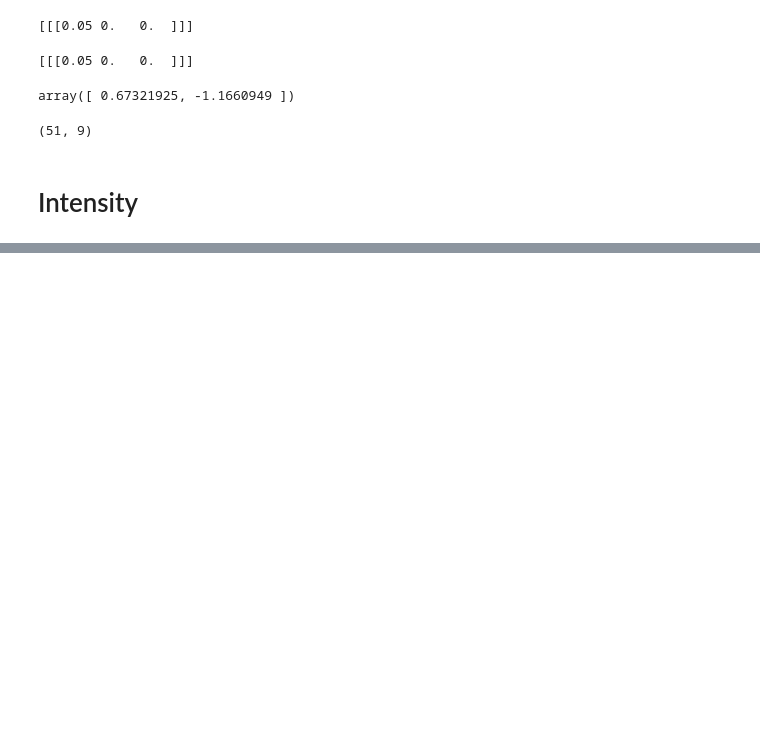
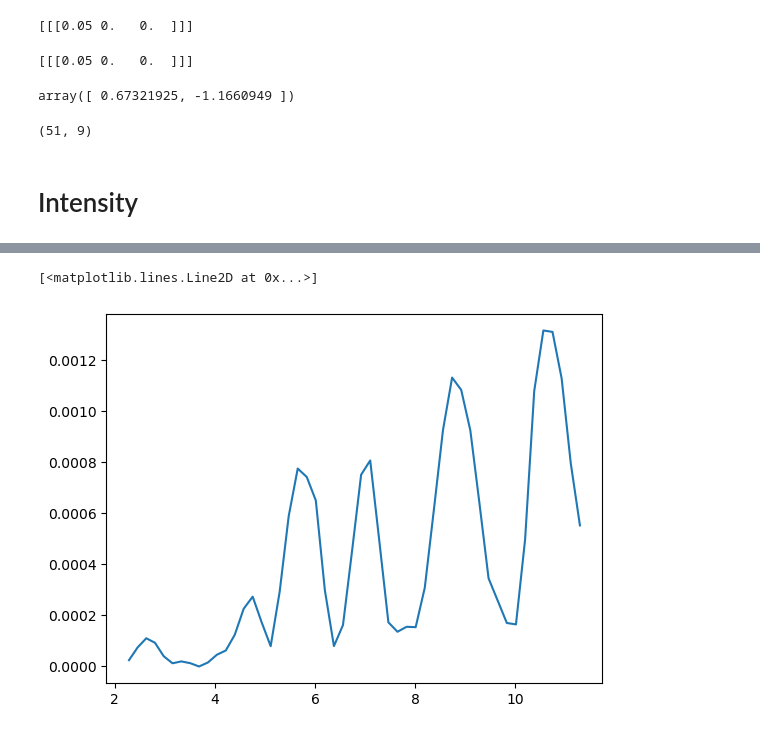
Before and after one commit to viperleed/viperleed-jax, a Jupyter notebook: Cu(111).ipynb, the cells around one changed output, grey strips where cells are left out. Cells and saved outputs as stored; diff of their text form; code cells hidden in the pictures; blank space fills up the shorter version.

```diff
--- a/Cu(111).ipynb
+++ b/Cu(111).ipynb
@@ -145,0 +166,5 @@ TypeError: '<class 'jaxlib.xla_extension.ArrayImpl'>' object does not support it
+# %%
+plt.plot(e_inside, abs(d_amplitude[:, 0])**2)
+# %% [output]
+[<matplotlib.lines.Line2D at 0x...>]
+[figure, added]
```
Also changed, not shown: parts of 7 cells of this notebook, 1 other file.
